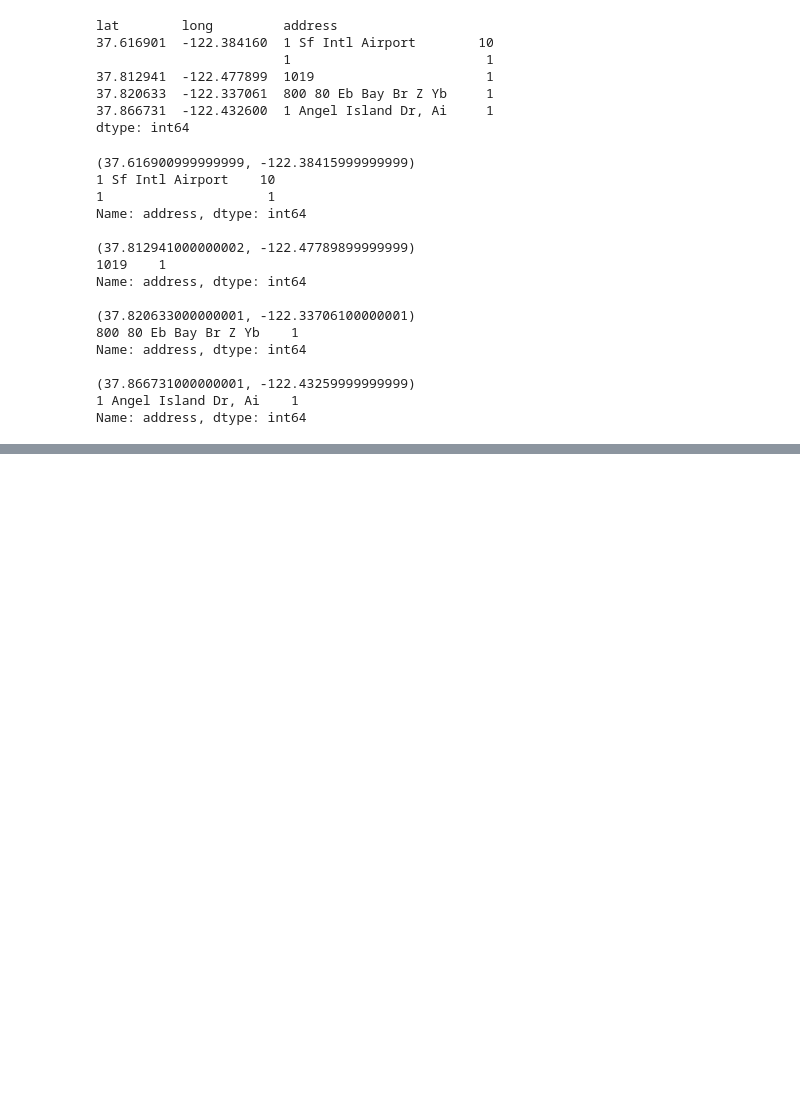
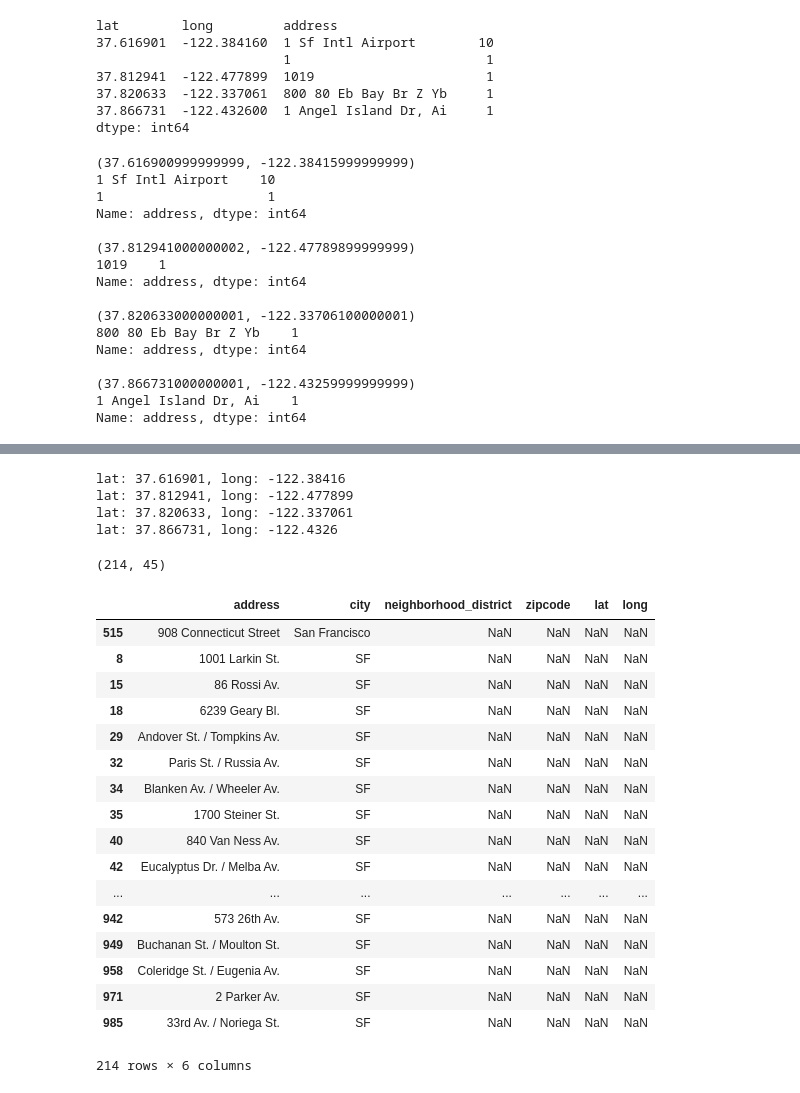
Before and after one commit to mikezawitkowski/fireRiskSF, a Jupyter notebook: notebooks/exploratory/0.3-EDA-second-pass.ipynb, the cells around one changed output, grey strips where cells are left out. Drawn from its saved outputs; the diff is of its cells as text; code cells hidden in the pictures; blank space fills up the shorter version.

```diff
--- a/notebooks/exploratory/0.3-EDA-second-pass.ipynb
+++ b/notebooks/exploratory/0.3-EDA-second-pass.ipynb
@@ -291,6 +291,8 @@ close_dttm
 # %%
 # so there are three.. hmm I thought there were more? Let's start with converting these and then go from there
 df['alarm_dttm'] = pd.to_datetime?
+# %%
+df['alarm_dttm'] = pd.to_datetime
 # %%
 df['alarm_dttm'] = pd.to_datetime(df['alarm_dttm'])
 # %%
@@ -485,0 +494,52 @@ temp_df.head()
+# %%
+# OK, so let's populate the missing zipcodes
+grouped = df[df.zipcode.isnull()].groupby(['lat','long'])
+
+geo_url = "http://api.geonames.org/findNearbyPostalCodesJSON?lat={}&lng={}&username={}"
+username = 'mikezawitkowski' # TODO: hide this in a config file not in source control
+
+for name, group in grouped:
+    lat, lon = name[0], name[1]
+    print("lat: {}, long: {}".format(lat, lon))
+
+    temp_df = pd.read_json(geo_url.format(lat,
+                                          lon,
+                                          username))
+    mask = ((df.lat == float(lat)) &
+            (df['long'] == float(lon)) &
+            (df.zipcode.isnull())
+           )
+
+    df.loc[mask, 'zipcode'] = temp_df.iloc[0]['postalCodes']['postalCode']
+# %% [output]
+lat: 37.616901, long: -122.38416
+lat: 37.812941, long: -122.477899
+lat: 37.820633, long: -122.337061
+lat: 37.866731, long: -122.4326
+# %%
+df[df.zipcode.isnull()].shape # there are still 214 values that are missing a lat lon AND zip
+# %% [output]
+(214, 45)
+# %%
+mask = (df.zipcode.isnull())
+geocolumns = ['address','city','neighborhood_district','zipcode','lat','long']
+df[mask][geocolumns]
+# %% [output]
+|  | address | city | neighborhood_district | zipcode | lat | long |
+| 515 | 908 Connecticut Street | San Francisco | NaN | NaN | NaN | NaN |
+| 8 | 1001 Larkin St. | SF | NaN | NaN | NaN | NaN |
+| 15 | 86 Rossi Av. | SF | NaN | NaN | NaN | NaN |
+| 18 | 6239 Geary Bl. | SF | NaN | NaN | NaN | NaN |
+| 29 | Andover St. / Tompkins Av. | SF | NaN | NaN | NaN | NaN |
+| 32 | Paris St. / Russia Av. | SF | NaN | NaN | NaN | NaN |
+| 34 | Blanken Av. / Wheeler Av. | SF | NaN | NaN | NaN | NaN |
+| 35 | 1700 Steiner St. | SF | NaN | NaN | NaN | NaN |
+| 40 | 840 Van Ness Av. | SF | NaN | NaN | NaN | NaN |
+| 42 | Eucalyptus Dr. / Melba Av. | SF | NaN | NaN | NaN | NaN |
+| ... | ... | ... | ... | ... | ... | ... |
+| 942 | 573 26th Av. | SF | NaN | NaN | NaN | NaN |
+| 949 | Buchanan St. / Moulton St. | SF | NaN | NaN | NaN | NaN |
+| 958 | Coleridge St. / Eugenia Av. | SF | NaN | NaN | NaN | NaN |
+| 971 | 2 Parker Av. | SF | NaN | NaN | NaN | NaN |
+| 985 | 33rd Av. / Noriega St. | SF | NaN | NaN | NaN | NaN |
+214 rows × 6 columns
```
Also changed, not shown: parts of 12 cells of this notebook, 1 other file.
